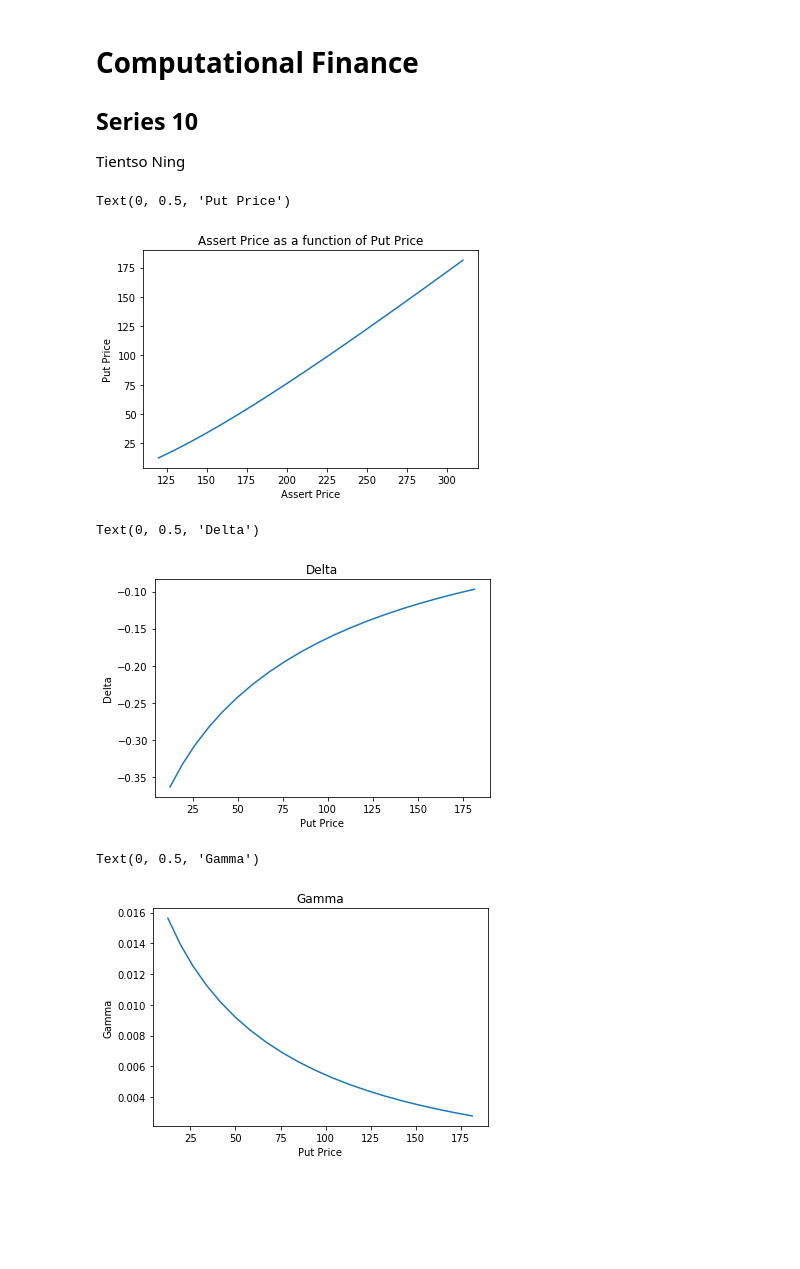
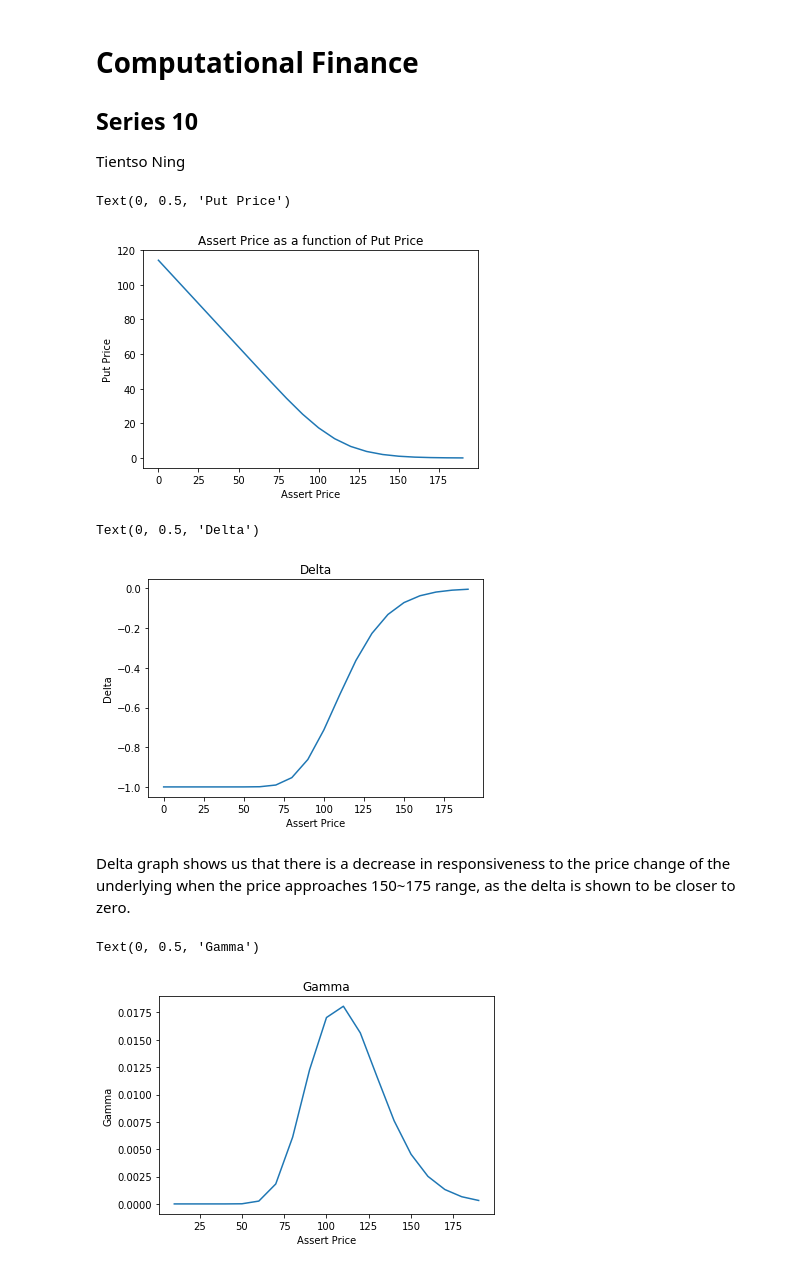
Before and after one commit to kensekense/unige-spring-2020, a Jupyter notebook: finance/tp10/tp10_finance_kense.ipynb, the cells around one changed output. Cells and saved outputs as stored; diff of their text form; code cells hidden in the pictures; blank space fills up the shorter version.

```diff
--- a/finance/tp10/tp10_finance_kense.ipynb
+++ b/finance/tp10/tp10_finance_kense.ipynb
@@ -21,15 +21,15 @@ def black_scholes (S, K, r, t):
 
     v = 0.2 #set volatility at 20% for our problem
 
-    d1 = (np.log(S/K)+((r+(v**2)/2)*t)/(v*np.sqrt(t)))
+    d1 = (np.log(S/K)+((r+(v**2)/2)*t))/(v*np.sqrt(t))
     d2 = d1-(v*np.sqrt(t))
-    return S*norm.cdf(d1)-K*np.exp(-1*r*t)*norm.cdf(d2)
+    return K*np.exp(-1*r*t)*norm.cdf(-d2)-S*norm.cdf(-d1)
 # %%
 #plot the evolution of the put price as a function of the initial assert price S_0
 assert_price = []
 put_price = []
 for i in range(20):
-    S = 120 + i*10
+    S = i*10
     assert_price.append(S)
     V = black_scholes(S, 120, 0.05, 1)
     put_price.append(V)
@@ -40,7 +40,7 @@ plt.xlabel("Assert Price")
 plt.ylabel("Put Price")
 # %% [output]
 Text(0, 0.5, 'Put Price')
-[figure, old version]
+[figure, new version]
 # %%
 #plot the delta for this put
 def delta(S, K, r, t):
@@ -53,51 +53,51 @@ def delta(S, K, r, t):
     '''
     v = 0.2 #set volatility at 20% for our problem
 
-    d1 = (np.log(S/K)+((r+(v**2)/2)*t)/(v*np.sqrt(t)))
+    d1 = (np.log(S/K)+((r+(v**2)/2)*t))/(v*np.sqrt(t))
 
-    return -norm.cdf(-d1)
+    return norm.cdf(d1)-1
 
 deltas = []
 for i in range(20):
-    S = 120 + i*10
+    S = i*10
     D = delta(S, 120, 0.05, 1)
     deltas.append(D)
 
-plt.plot(put_price, deltas)
+plt.plot(assert_price, deltas)
 plt.title("Delta")
-plt.xlabel("Put Price")
+plt.xlabel("Assert Price")
 plt.ylabel("Delta")
 # %% [output]
 Text(0, 0.5, 'Delta')
-[figure, old version]
+[figure, new version]
+# %% [markdown]
+Delta graph shows us that there is a decrease in responsiveness to the price change of the underlying when the price approaches 150~175 range, as the delta is shown to be closer to zero.
 # %%
 #plot the gamma for this put
 def gamma(S,K,r,t):
     '''
     Where S is the current stock price
     K is the strike prices
     r is the risk-free interest rate
     t is the time to maturity
     under a Normal distribution
     '''
     v = 0.2 #set volatility at 20% for our problem
 
-    d1 = (np.log(S/K)+((r+(v**2)/2)*t)/(v*np.sqrt(t)))
+    d1 = (np.log(S/K)+((r+(v**2)/2)*t))/(v*np.sqrt(t))
 
-    probd = 1/np.sqrt(2*np.pi)*np.exp((-d1**2)*0.5)
-
-    return probd/(S*v*np.sqrt(t))
+    return norm.pdf(d1)/(S*v*np.sqrt(t))
 
 gammas = []
 for i in range(20):
-    S = 120 + i*10
+    S = i*10
     G = gamma(S, 120, 0.05, 1)
     gammas.append(G)
 
-plt.plot(put_price, gammas)
+plt.plot(assert_price, gammas)
 plt.title("Gamma")
-plt.xlabel("Put Price")
+plt.xlabel("Assert Price")
 plt.ylabel("Gamma")
 # %% [output]
 Text(0, 0.5, 'Gamma')
-[figure, old version]
+[figure, new version]
```
Also changed, not shown: parts of 8 cells of this notebook, 4 other files.
